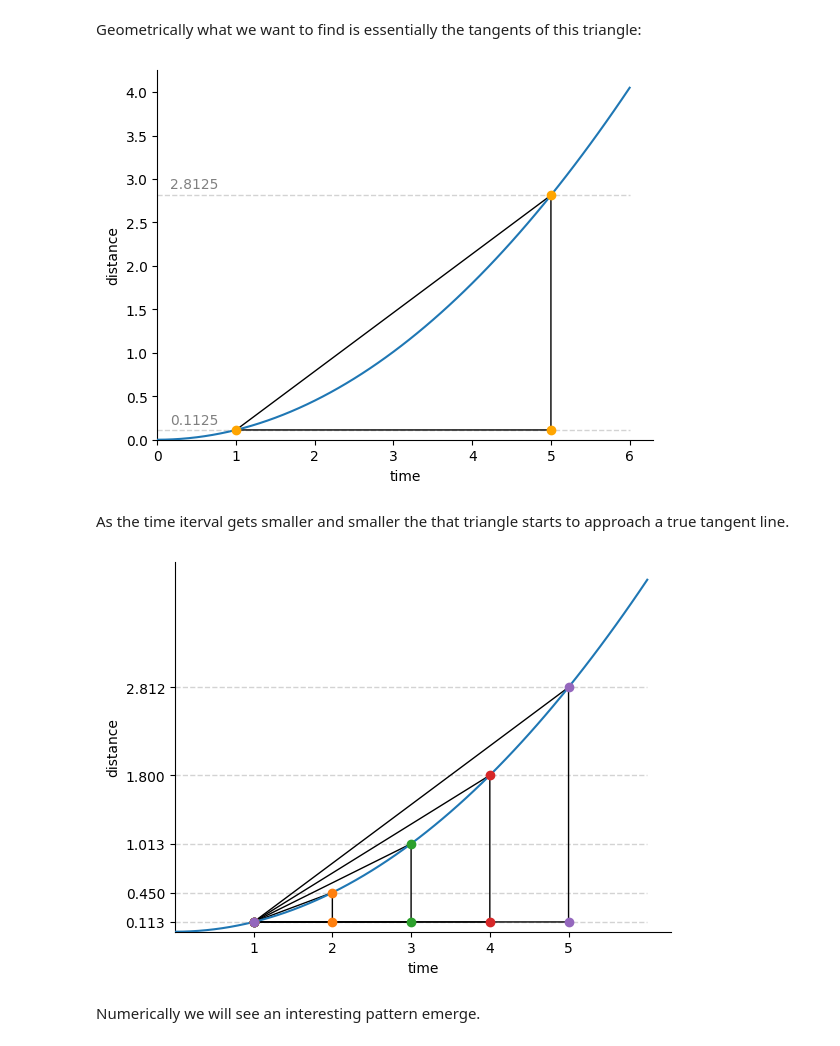
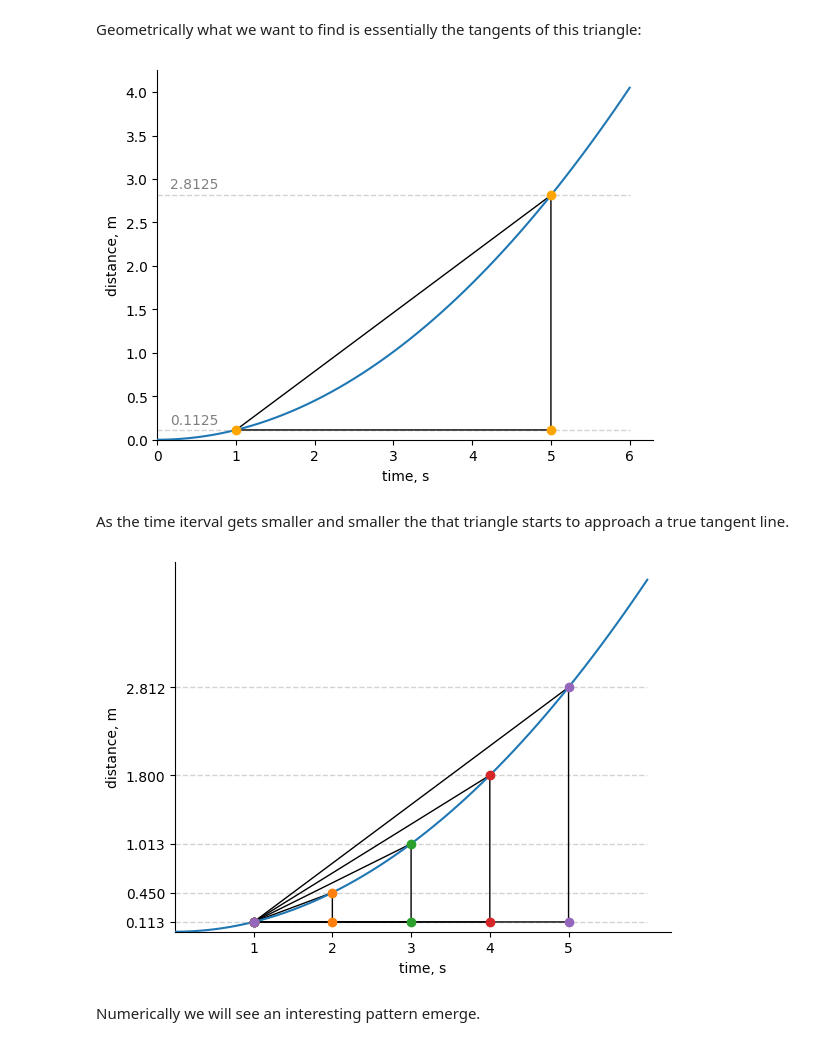
Before and after one commit to danila-zol/Introduction_to_Python_SAS, a Jupyter notebook: Code_Examples/Lecture7/calculus.ipynb, the cells around one changed output. Saved outputs shown, nothing was run; the diff lists cells and outputs as text; code cells hidden in the pictures.

Commit message:
State units on all graphs

```diff
--- a/Code_Examples/Lecture7/calculus.ipynb
+++ b/Code_Examples/Lecture7/calculus.ipynb
@@ -139,39 +139,39 @@ poly = Polygon(tri, fill=False, zorder=2)
 ax.add_patch(poly)
 ax.scatter([p[0] for p in tri], [p[1] for p in tri], color="orange", zorder=4)
 ax.plot(t1, l1, zorder=3)
-ax.set_xlabel("time")
-ax.set_ylabel("distance")
+ax.set_xlabel("time, s")
+ax.set_ylabel("distance, m")
 
 # Start at origin
 ax.set_xlim(left=0)
 ax.set_ylim(bottom=0)
 
 # Additional lines
 ax.plot(
     [t1[0], max(t1)],
     [l1[10], l1[10]],
     color="lightgray",
     linestyle="--",
     linewidth=1,
     zorder=1,
 )
 ax.text(0.16, 0.18, l1[10], color="gray",)
 ax.plot(
     [t1[0], max(t1)],
     [l1[50], l1[50]],
     color="lightgray",
     linestyle="--",
     linewidth=1,
     zorder=1,
 )
 ax.text(0.16, 2.9, l1[50], color="gray",)
 
 # Ditch the box
 ax.spines["right"].set_visible(False)
 ax.spines["top"].set_visible(False)
 plt.show()
 # %% [output]
-[figure, old version]
+[figure, new version]
 # %% [markdown]
 As the time iterval gets smaller and smaller the that triangle starts to approach a true tangent line.
 # %%
@@ -199,8 +199,8 @@ for i in range(5):
 ax.plot(t1, l1, zorder=5)
 ax.set_xticks(ticks["x"])
 ax.set_yticks(ticks["y"])
-ax.set_xlabel("time")
-ax.set_ylabel("distance")
+ax.set_xlabel("time, s")
+ax.set_ylabel("distance, m")
 
 # Additional lines
 for y_value in [0.113, 0.45, 1.013, 1.8, 2.812]:
@@ -223,7 +223,7 @@ ax.spines["top"].set_visible(False)
 
 plt.show()
 # %% [output]
-[figure, old version]
+[figure, new version]
 # %% [markdown]
 Numerically we will see an interesting pattern emerge.
 # %%
```
Also changed, not shown: parts of 2 cells of this notebook.
